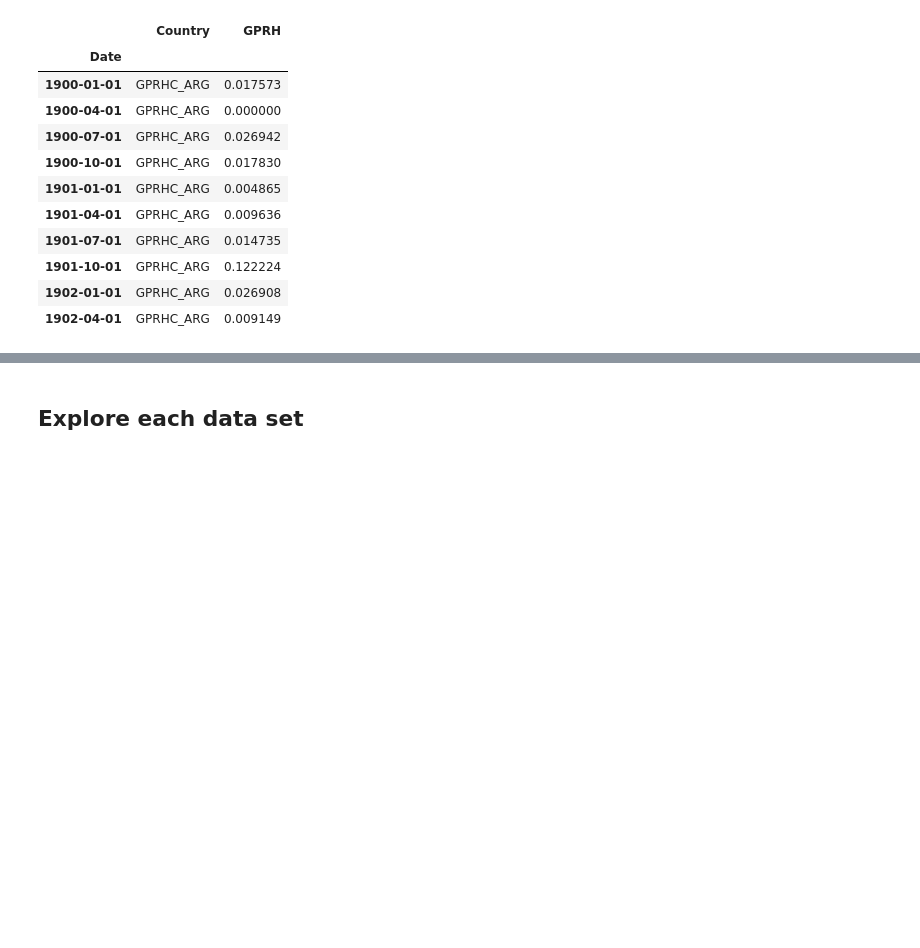
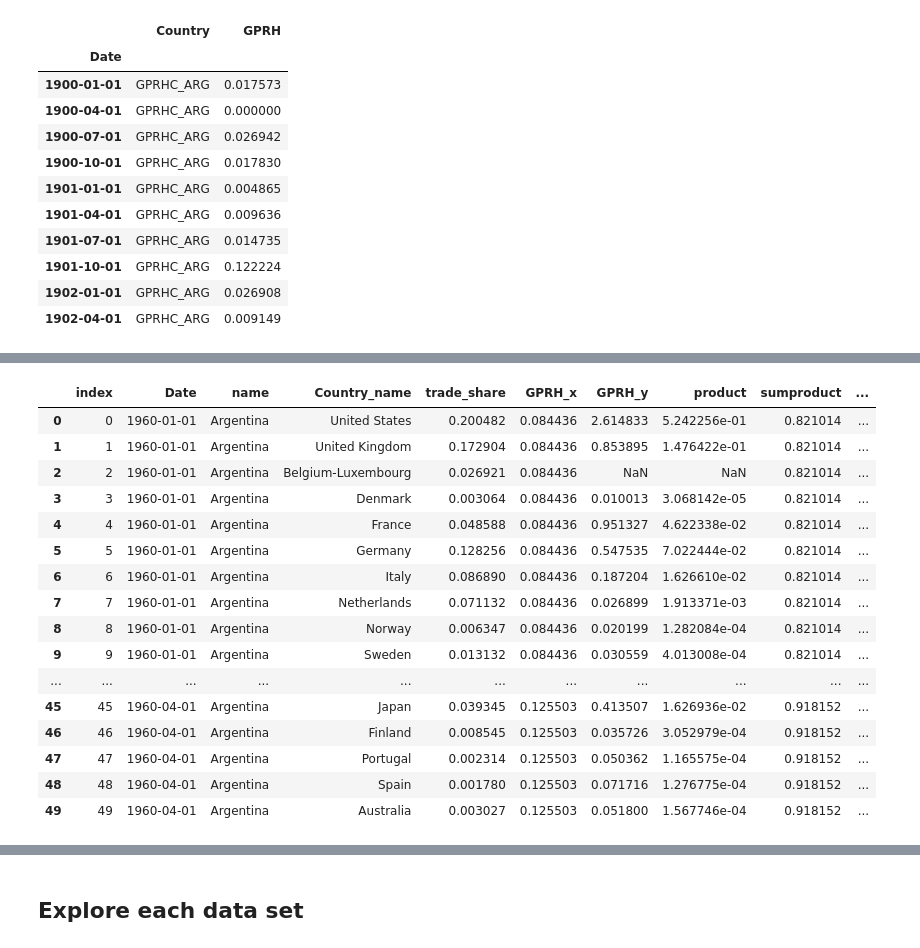
Before and after one commit to NumEconCopenhagen/projects-2024-mikkel-thomas, a Jupyter notebook: dataproject/dataproject.ipynb, the cells around one changed output, grey strips where cells are left out. Drawn from its saved outputs; the diff is of its cells as text; code cells hidden in the pictures; blank space fills up the shorter version.

```diff
--- a/dataproject/dataproject.ipynb
+++ b/dataproject/dataproject.ipynb
@@ -159,3 +151,3 @@ dots_imf.head(50)
 # %%
 # dots_imf = dots_imf.reset_index().rename(columns={'country': 'Country_name'})
-# merged_df = dots_imf.reset_index().merge(gpr_long, on=['Country_name', 'Date'], how='left')
+merged_df = dots_imf.reset_index().merge(gpr_long, on=['Country_name', 'Date'], how='left')
@@ -163,0 +154,3 @@ ValueError: cannot insert level_0, already exists
+# %%
+merged_df = merged_df.rename(columns={'Country_name': 'name', 'Counterpart_name': 'Country_name'})
+merged_df.head(5)
@@ -163,0 +164,2 @@ ValueError: cannot insert level_0, already exists
+# %%
+merged_df_2 = merged_df.reset_index().merge(gpr_long, on=['Country_name', 'Date'], how='left')
@@ -163,0 +186,24 @@ ValueError: cannot insert level_0, already exists
+# %%
+merged_df_2['product'] = merged_df_2['trade_share'] * merged_df_2['GPRH_y']
+merged_df_2['sumproduct'] = merged_df_2.groupby(['Date', 'name'])['product'].transform('sum')
+# %%
+merged_df_2['GPRH_trade_weigth'] = merged_df_2['sumproduct'] + merged_df_2['GPRH_x']
+merged_df_2.head(50)
+# %% [output]
+|  | index | Date | name | Country_name | trade_share | GPRH_x | GPRH_y | product | sumproduct | ... |
+| 0 | 0 | 1960-01-01 | Argentina | United States | 0.200482 | 0.084436 | 2.614833 | 5.242256e-01 | 0.821014 | ... |
+| 1 | 1 | 1960-01-01 | Argentina | United Kingdom | 0.172904 | 0.084436 | 0.853895 | 1.476422e-01 | 0.821014 | ... |
+| 2 | 2 | 1960-01-01 | Argentina | Belgium-Luxembourg | 0.026921 | 0.084436 | NaN | NaN | 0.821014 | ... |
+| 3 | 3 | 1960-01-01 | Argentina | Denmark | 0.003064 | 0.084436 | 0.010013 | 3.068142e-05 | 0.821014 | ... |
+| 4 | 4 | 1960-01-01 | Argentina | France | 0.048588 | 0.084436 | 0.951327 | 4.622338e-02 | 0.821014 | ... |
+| 5 | 5 | 1960-01-01 | Argentina | Germany | 0.128256 | 0.084436 | 0.547535 | 7.022444e-02 | 0.821014 | ... |
+| 6 | 6 | 1960-01-01 | Argentina | Italy | 0.086890 | 0.084436 | 0.187204 | 1.626610e-02 | 0.821014 | ... |
+| 7 | 7 | 1960-01-01 | Argentina | Netherlands | 0.071132 | 0.084436 | 0.026899 | 1.913371e-03 | 0.821014 | ... |
+| 8 | 8 | 1960-01-01 | Argentina | Norway | 0.006347 | 0.084436 | 0.020199 | 1.282084e-04 | 0.821014 | ... |
+| 9 | 9 | 1960-01-01 | Argentina | Sweden | 0.013132 | 0.084436 | 0.030559 | 4.013008e-04 | 0.821014 | ... |
+| ... | ... | ... | ... | ... | ... | ... | ... | ... | ... | ... |
+| 45 | 45 | 1960-04-01 | Argentina | Japan | 0.039345 | 0.125503 | 0.413507 | 1.626936e-02 | 0.918152 | ... |
+| 46 | 46 | 1960-04-01 | Argentina | Finland | 0.008545 | 0.125503 | 0.035726 | 3.052979e-04 | 0.918152 | ... |
+| 47 | 47 | 1960-04-01 | Argentina | Portugal | 0.002314 | 0.125503 | 0.050362 | 1.165575e-04 | 0.918152 | ... |
+| 48 | 48 | 1960-04-01 | Argentina | Spain | 0.001780 | 0.125503 | 0.071716 | 1.276775e-04 | 0.918152 | ... |
+| 49 | 49 | 1960-04-01 | Argentina | Australia | 0.003027 | 0.125503 | 0.051800 | 1.567746e-04 | 0.918152 | ... |
```
Also changed, not shown: parts of 14 cells of this notebook, 4 other files.
